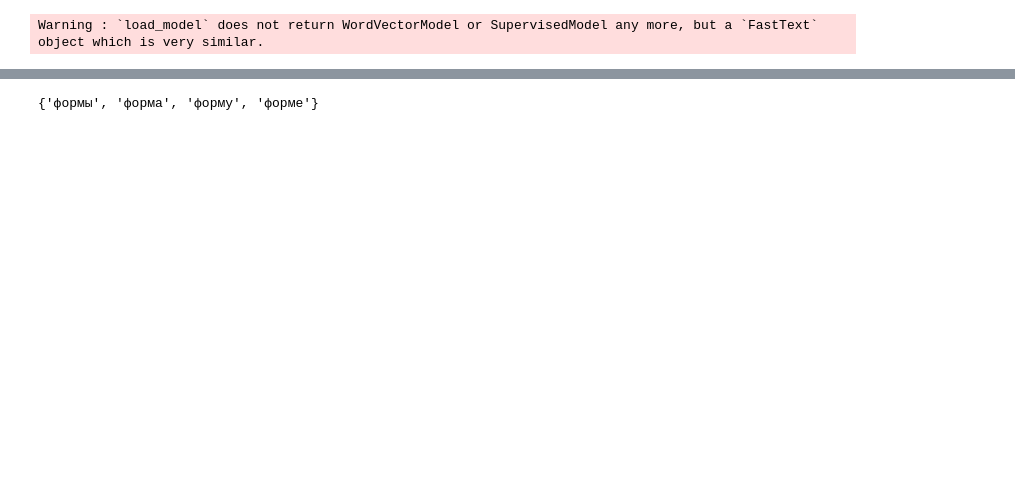
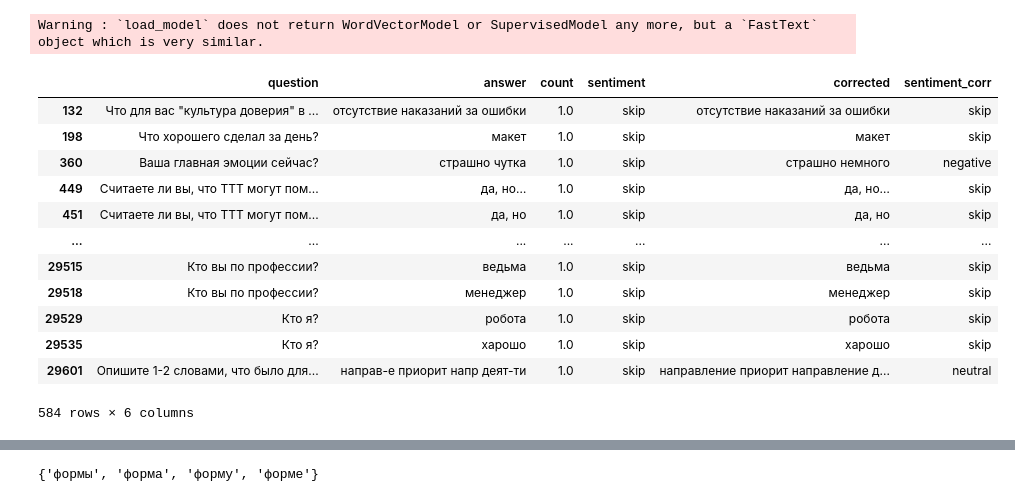
Before and after one commit to Spyke09/Hakaton-08-09-2023, a Jupyter notebook: src/Untitled.ipynb, the cells around one changed output, grey strips where cells are left out. Cells and saved outputs as stored; diff of their text form; code cells hidden in the pictures; blank space fills up the shorter version.

```diff
--- a/src/Untitled.ipynb
+++ b/src/Untitled.ipynb
@@ -81,3 +93,19 @@ list_of_sentiments = model.predict(messages, k=1)
 df_all['sentiment'] = [sentiment if sentiment != 'speech' else 'positive' for sentiment in get_keys(list_of_sentiments)]
 # %%
 df_all['corrected'] = list(map(lambda answer: replace_abbreviations(answer), df_all['answer'].values))
+# %%
+df_all[df_all['sentiment'] == 'skip']
+# %% [output]
+|  | question | answer | count | sentiment | corrected | sentiment_corr |
+| 132 | Что для вас "культура доверия" в ... | отсутствие наказаний за ошибки | 1.0 | skip | отсутствие наказаний за ошибки | skip |
+| 198 | Что хорошего сделал за день? | макет | 1.0 | skip | макет | skip |
+| 360 | Ваша главная эмоции сейчас? | страшно чутка | 1.0 | skip | страшно немного | negative |
+| 449 | Считаете ли вы, что ТТТ могут пом... | да, но… | 1.0 | skip | да, но… | skip |
+| 451 | Считаете ли вы, что ТТТ могут пом... | да, но | 1.0 | skip | да, но | skip |
+| ... | ... | ... | ... | ... | ... | ... |
+| 29515 | Кто вы по профессии? | ведьма | 1.0 | skip | ведьма | skip |
+| 29518 | Кто вы по профессии? | менеджер | 1.0 | skip | менеджер | skip |
+| 29529 | Кто я? | робота | 1.0 | skip | робота | skip |
+| 29535 | Кто я? | харошо | 1.0 | skip | харошо | skip |
+| 29601 | Опишите 1-2 словами, что было для... | направ-е приорит напр деят-ти | 1.0 | skip | направление приорит направление д... | neutral |
+584 rows × 6 columns
```
Also changed, not shown: parts of 12 cells of this notebook, 2 other files.
